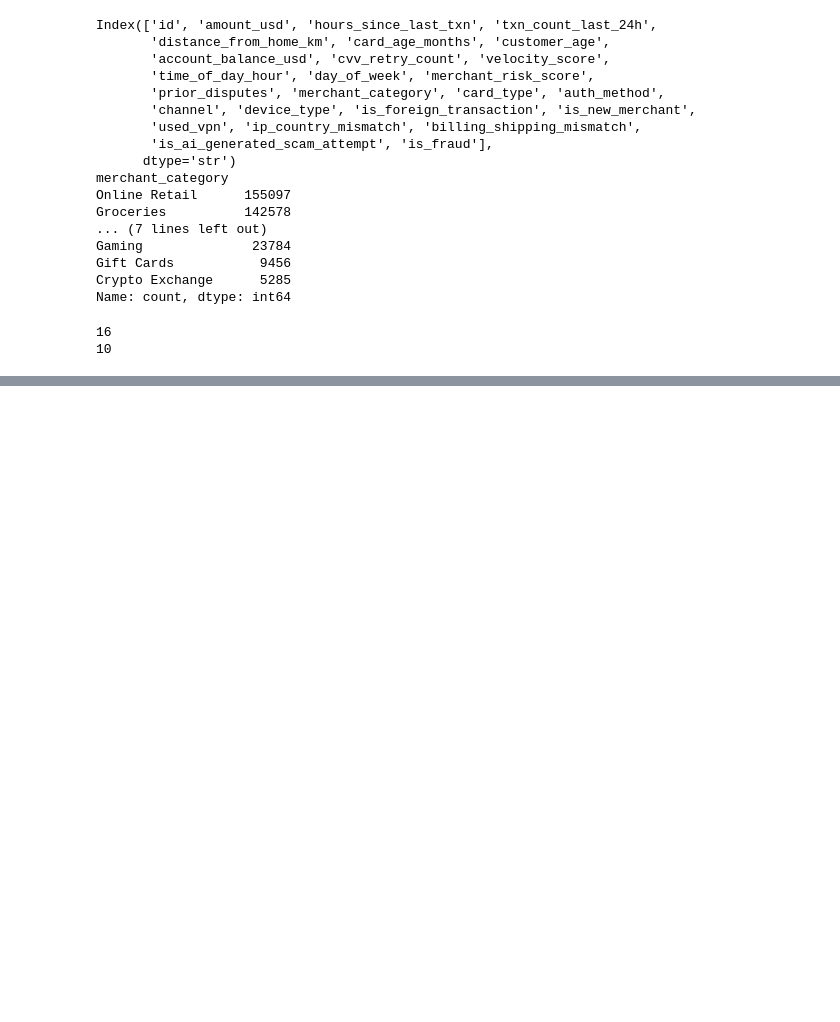
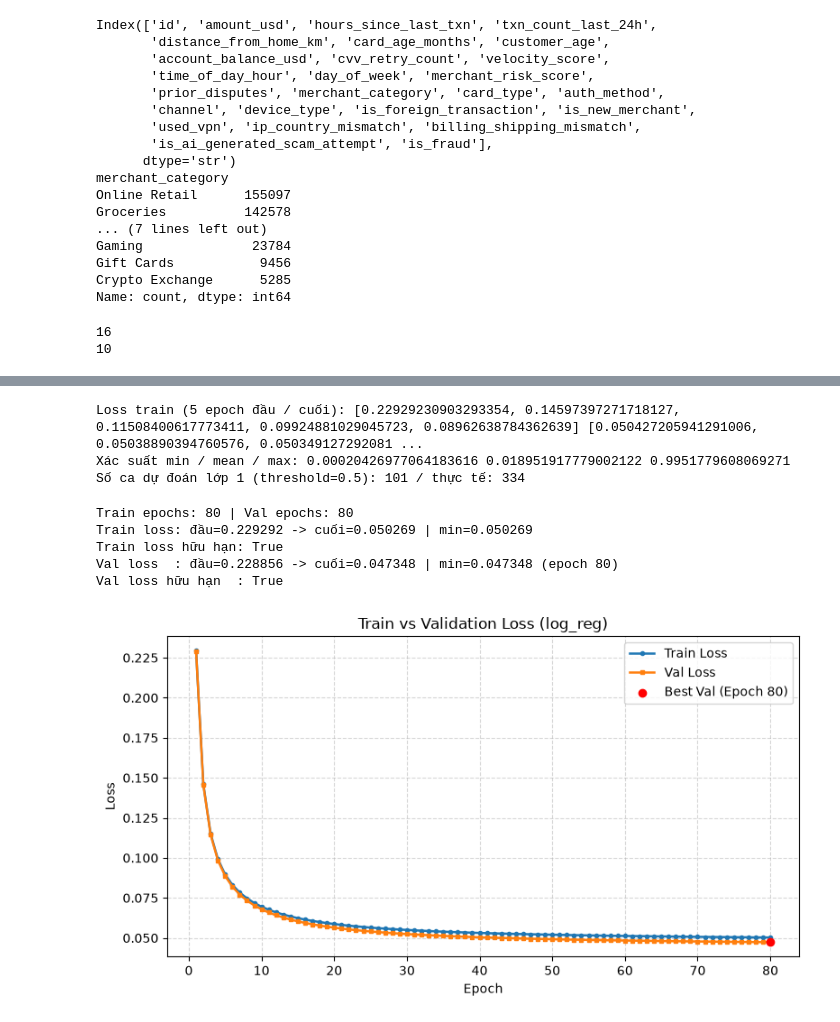
Before and after one commit to BariumAluminate/INT3405E-4, a Jupyter notebook: datasolve.ipynb, the cells around one changed output, grey strips where cells are left out. Saved outputs shown, nothing was run; the diff lists cells and outputs as text; code cells hidden in the pictures; blank space fills up the shorter version.

```diff
--- a/datasolve.ipynb
+++ b/datasolve.ipynb
@@ -80,0 +63,60 @@ Name: is_fraud, dtype: float64
+# %%
+val_dataset = pd.read_csv("DataSolve/output/validation.csv")
+X_val = np.asanyarray(val_dataset[feature_lists], dtype=np.float64)
+y_val = np.asanyarray(val_dataset["is_fraud"], dtype=np.float64)
+
+# Dự đoán xác suất và nhãn trên tập validation
+val_probs = log_reg.predict_proba(X_val)
+val_preds = log_reg.predict(X_val, threshold=0.5)
+
+print("Loss train (5 epoch đầu / cuối):", log_reg.history_[:5], log_reg.history_[-5:])
+print("Xác suất min / mean / max:", val_probs.min(), val_probs.mean(), val_probs.max())
+print("Số ca dự đoán lớp 1 (threshold=0.5):", int(val_preds.sum()), "/ thực tế:", int(y_val.sum()))
+# %% [output]
+Loss train (5 epoch đầu / cuối): [0.22929230903293354, 0.14597397271718127, 0.11508400617773411, 0.09924881029045723, 0.08962638784362639] [0.050427205941291006, 0.05038890394760576, 0.050349127292081 ...
+Xác suất min / mean / max: 0.00020426977064183616 0.018951917779002122 0.9951779608069271
+Số ca dự đoán lớp 1 (threshold=0.5): 101 / thực tế: 334
+# %%
+train_hist = np.asarray(log_reg.get_history(), dtype=np.float64)
+val_hist = np.asarray(log_reg.get_val_hist(), dtype=np.float64)
+
+print(f"Train epochs: {len(train_hist)} | Val epochs: {len(val_hist)}")
+
+if len(train_hist) > 0:
+    print(f"Train loss: đầu={train_hist[0]:.6f} -> cuối={train_hist[-1]:.6f} | min={train_hist.min():.6f}")
+    print("Train loss hữu hạn:", np.isfinite(train_hist).all())
+
+if len(val_hist) > 0:
+    best_idx = int(np.argmin(val_hist))
+    best_epoch = best_idx + 1
+    best_val_loss = val_hist[best_idx]
+
+    print(f"Val loss  : đầu={val_hist[0]:.6f} -> cuối={val_hist[-1]:.6f} | min={best_val_loss:.6f} (epoch {best_epoch})")
+    print("Val loss hữu hạn  :", np.isfinite(val_hist).all())
+
+    if val_hist[-1] > best_val_loss:
+        print(f"Cảnh báo: Val loss tăng sau epoch {best_epoch} ({best_val_loss:.6f} -> {val_hist[-1]:.6f}).")
+
+epochs = np.arange(1, len(train_hist) + 1)
+plt.figure(figsize=(8, 4.5))
+if len(train_hist) > 0:
+    plt.plot(epochs, train_hist, marker="o", markersize=3, linewidth=1.8, label="Train Loss")
+if len(val_hist) == len(train_hist) and len(val_hist) > 0:
+    plt.plot(epochs, val_hist, marker="s", markersize=3, linewidth=1.8, label="Val Loss")
+    best_idx = int(np.argmin(val_hist))
+    plt.scatter([best_idx + 1], [val_hist[best_idx]], color="red", zorder=5, label=f"Best Val (Epoch {best_idx + 1})")
+
+plt.title("Train vs Validation Loss (log_reg)")
+plt.xlabel("Epoch")
+plt.ylabel("Loss")
+plt.grid(True, linestyle="--", alpha=0.5)
+plt.legend()
+plt.tight_layout()
+plt.show()
+# %% [output]
+Train epochs: 80 | Val epochs: 80
+Train loss: đầu=0.229292 -> cuối=0.050269 | min=0.050269
+Train loss hữu hạn: True
+Val loss  : đầu=0.228856 -> cuối=0.047348 | min=0.047348 (epoch 80)
+Val loss hữu hạn  : True
+[figure, added]
```
Also changed, not shown: parts of 5 cells of this notebook, 6 other files.
